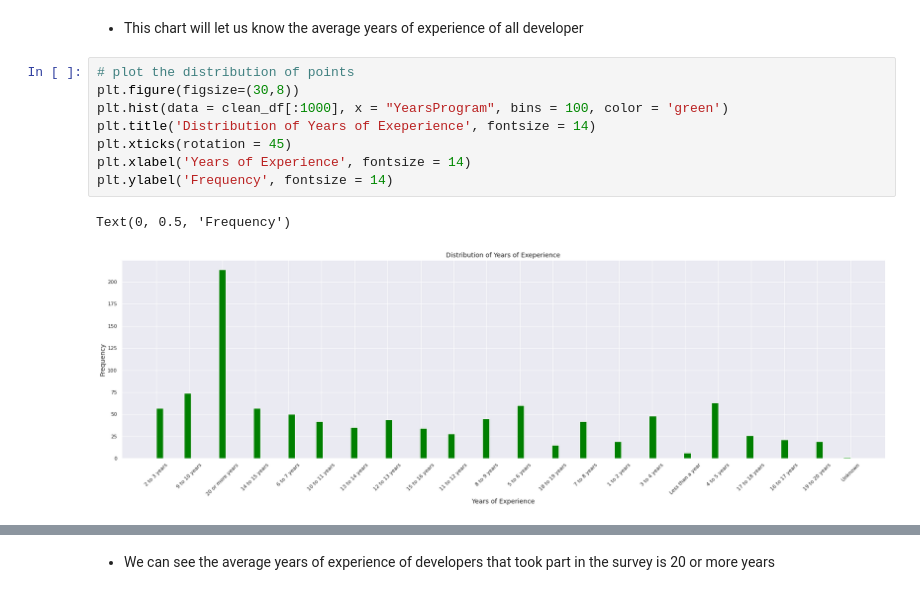
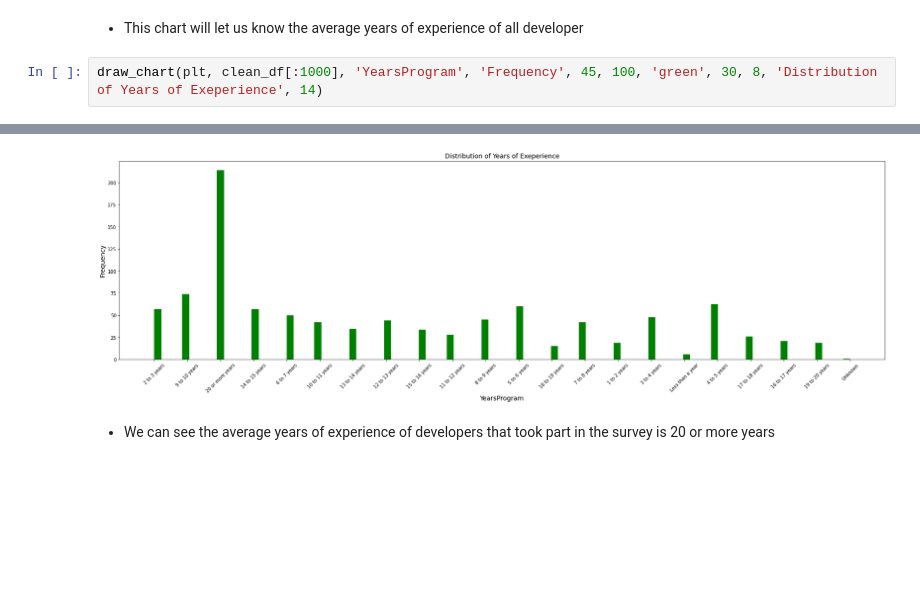
Before and after one commit to kyriosking/DS_PROJECT-1, a Jupyter notebook: Stack_Overflow_Developer_Survey_2017.ipynb, the cells around one changed output, grey strips where cells are left out. Cells and saved outputs as stored; diff of their text form; blank space fills up the shorter version.

```diff
--- a/Stack_Overflow_Developer_Survey_2017.ipynb
+++ b/Stack_Overflow_Developer_Survey_2017.ipynb
@@ -250,14 +256,6 @@ plt.ylabel('Frequency', fontsize = 14);
 ### Question 3: What is the average years of experience of all developer?
 # %% [markdown]
 - This chart will let us know the average years of experience of all developer
-# %%
-# plot the distribution of points
-plt.figure(figsize=(30,8))
-plt.hist(data = clean_df[:1000], x = "YearsProgram", bins = 100, color = 'green')
-plt.title('Distribution of Years of Exeperience', fontsize = 14)
-plt.xticks(rotation = 45)
-plt.xlabel('Years of Experience', fontsize = 14)
-plt.ylabel('Frequency', fontsize = 14)
-# %% [output]
-Text(0, 0.5, 'Frequency')
-[figure, removed]
+# %%
+draw_chart(plt, clean_df[:1000], 'YearsProgram', 'Frequency', 45, 100, 'green', 30, 8, 'Distribution of Years of Exeperience', 14)
+# %% [output]
@@ -264,3 +263,4 @@ Text(0, 0.5, 'Frequency')
+[figure, added]
 # %% [markdown]
 - We can see the average years of experience of developers that took part in the survey is 20 or more years
 # %% [markdown]
```
Also changed, not shown: parts of 8 cells of this notebook, 1 other file.
